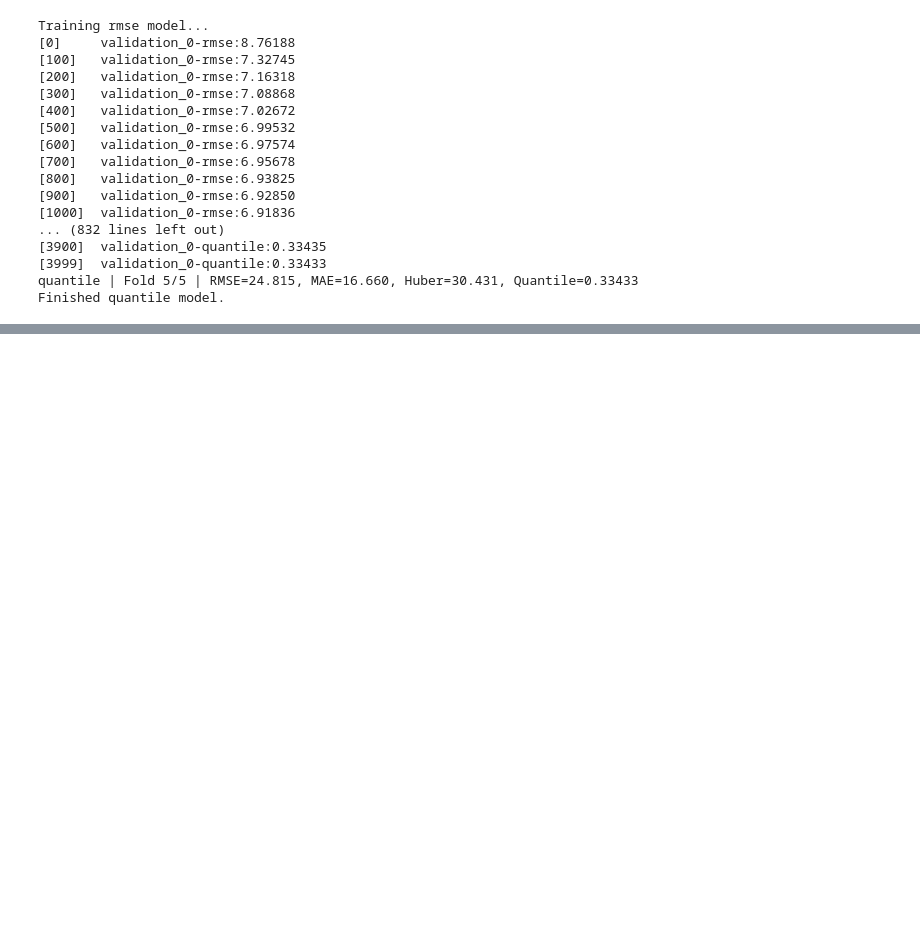
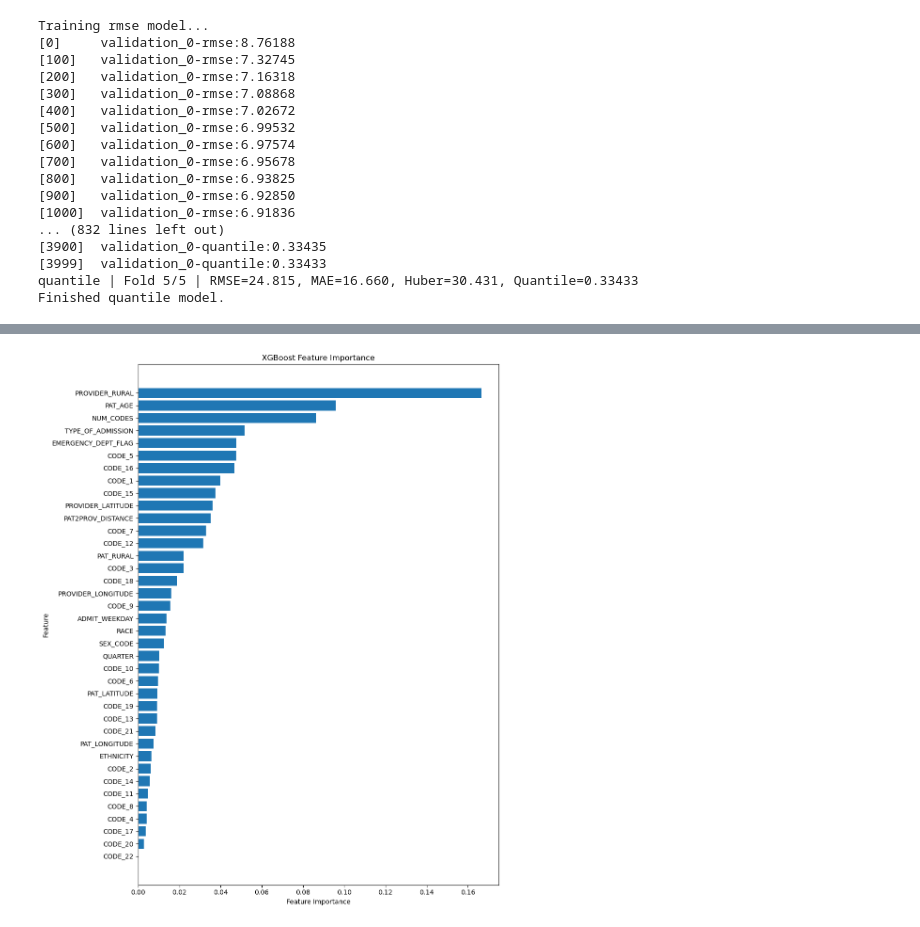
Before and after one commit to Erdos-Projects/summer26-patient-length-of-stay, a Jupyter notebook: models/XGBRegressor.ipynb, the cells around one changed output, grey strips where cells are left out. Cells and saved outputs as stored; diff of their text form; code cells hidden in the pictures; blank space fills up the shorter version.

```diff
--- a/models/XGBRegressor.ipynb
+++ b/models/XGBRegressor.ipynb
@@ -688,0 +786,30 @@ test_data = gen.load_test_data()
+# %%
+# Feature Importance for RMSE model
+importance_df = pd.DataFrame({
+    "Feature": X_train[features].columns,
+    "Importance": full_rmse_model.feature_importances_
+})
+
+importance_df = importance_df.sort_values(
+    "Importance",
+    ascending=False
+)
+
+plt.figure(figsize=(10, 12))
+
+plt.barh(
+    importance_df["Feature"],
+    importance_df["Importance"]
+)
+
+plt.xlabel("Feature Importance")
+plt.ylabel("Feature")
+plt.title("XGBoost Feature Importance")
+
+# Largest importance at the top
+plt.gca().invert_yaxis()
+
+plt.tight_layout()
+plt.show()
+# %% [output]
+[figure, added]
```
Also changed, not shown: parts of 14 cells of this notebook.
